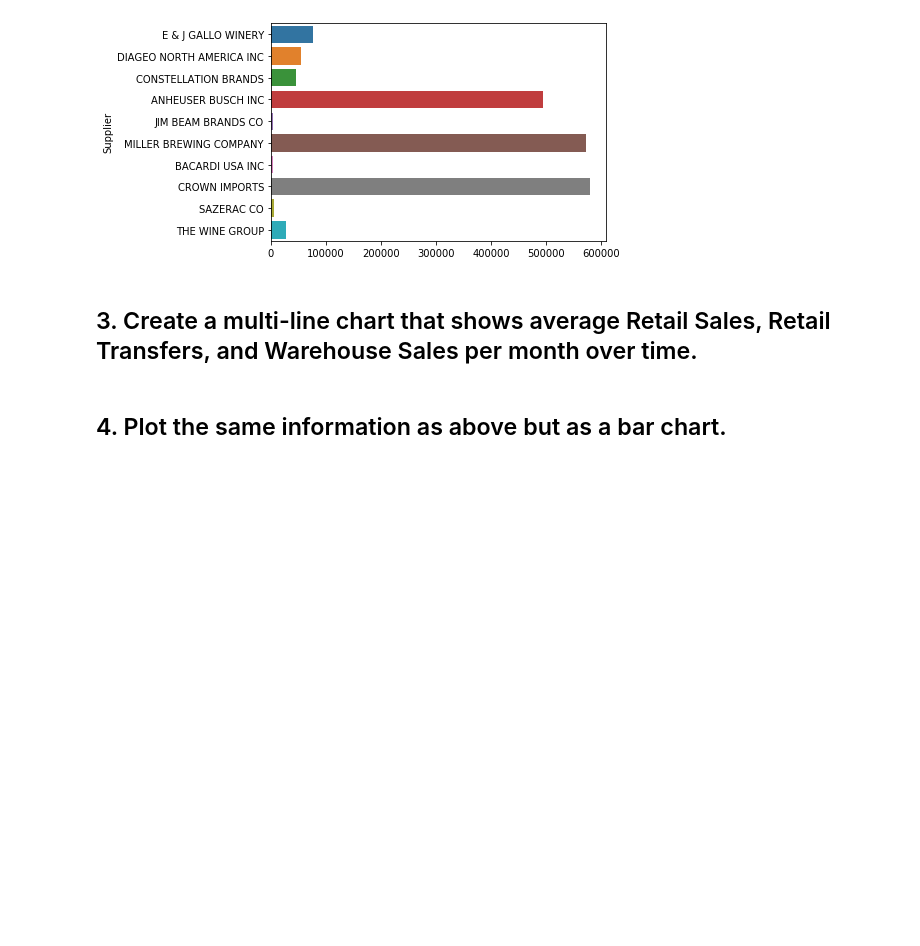
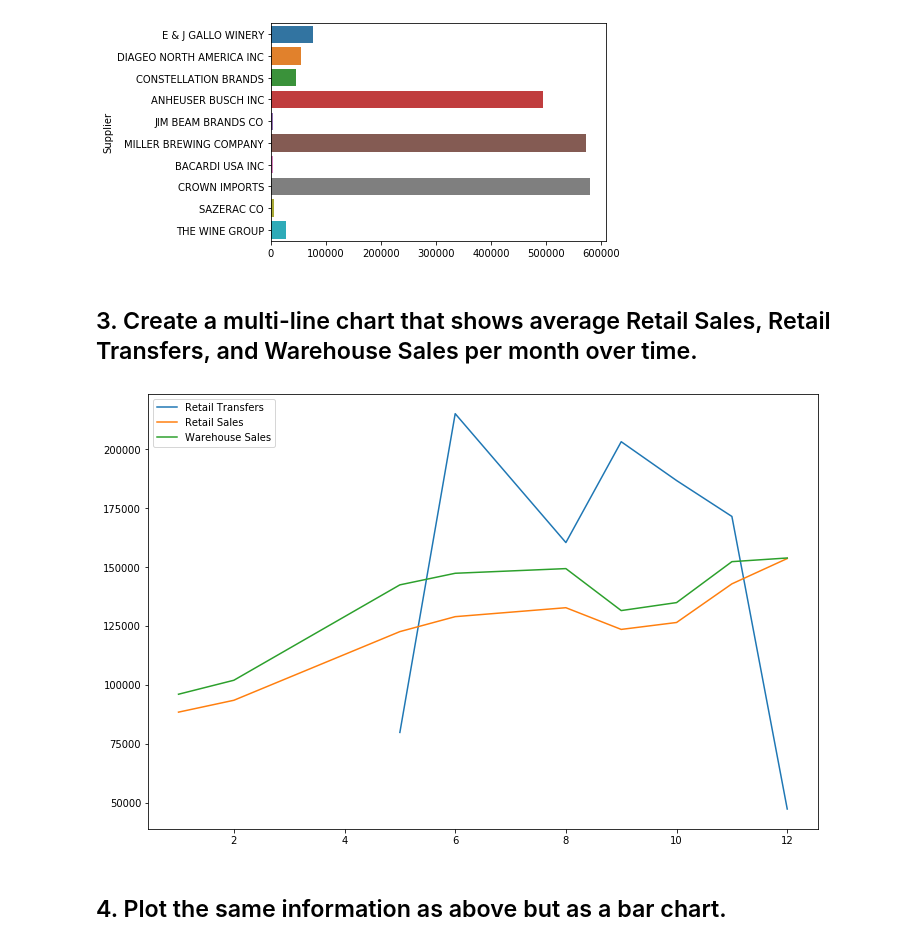
Before and after one commit to ironhack-datalabs/datamex0120, a Jupyter notebook: module-2/lab-plotting-multiple-data-series/your-code/main.ipynb, the cells around one changed output. Saved outputs shown, nothing was run; the diff lists cells and outputs as text; code cells hidden in the pictures; blank space fills up the shorter version.

```diff
--- a/module-2/lab-plotting-multiple-data-series/your-code/main.ipynb
+++ b/module-2/lab-plotting-multiple-data-series/your-code/main.ipynb
@@ -74,5 +74,30 @@ sns.barplot(y= new_hbar.index,x =new_hbar['WarehouseSales'].values)
 [figure]
 # %% [markdown]
 ## 3. Create a multi-line chart that shows average Retail Sales, Retail Transfers, and Warehouse Sales per month over time.
+# %%
+ret_sal = data.loc[data['RetailSales'] != 0.0].reset_index()
+ret_tra = data.loc[data['RetailTransfers']!= 0.0].reset_index()
+ware = data.loc[data['WarehouseSales'] != 0.0].reset_index()
+# %%
+new_retSal = ret_sal.groupby(ret_sal['Month']).sum().drop('index',axis=1)
+new_retSal = new_retSal.drop('Year',axis=1)
+mean_retSal = new_retSal.mean(axis=1)
+
+new_retTra = ret_tra.groupby(ret_sal['Month']).sum().drop('index',axis=1)
+new_retTra = new_retTra.drop('Year',axis=1)
+mean_retTra = new_retTra.mean(axis=1)
+
+new_ware = ware.groupby(ware['Month']).sum().drop('index',axis=1)
+new_ware = new_ware.drop('Year',axis=1)
+mean_ware = new_ware.mean(axis=1)
+# %%
+plt.figure(figsize=(12,8))
+plt.plot(mean_retTra.index,mean_retTra.values, label='Retail Transfers')
+plt.plot(mean_retSal.index,mean_retSal.values, label='Retail Sales')
+plt.plot(mean_ware.index,mean_ware.values,label='Warehouse Sales')
+plt.legend(loc="upper left")
+plt.show()
+# %% [output]
+[figure, added]
 # %% [markdown]
 ## 4. Plot the same information as above but as a bar chart.
```
Also changed, not shown: parts of 17 cells of this notebook.
